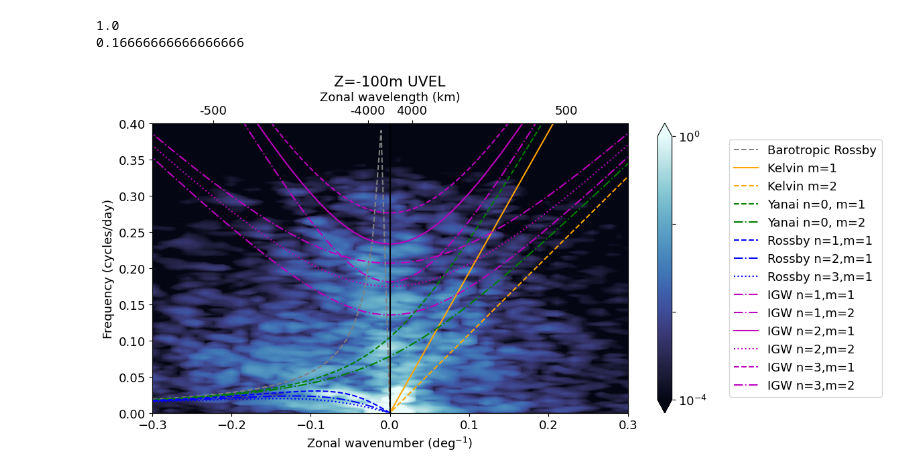
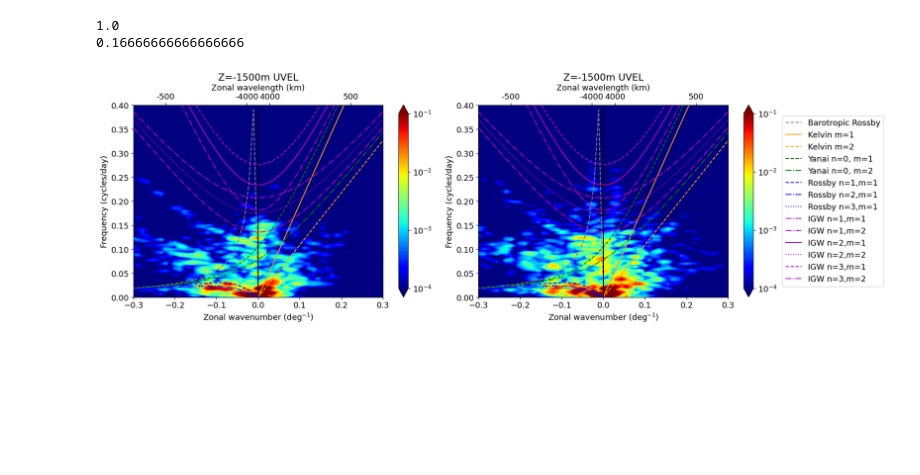
Before and after one commit to eldavenport/yannai-waves, a Jupyter notebook: dispersion_curves.ipynb, the cells around one changed output. Cells and saved outputs as stored; diff of their text form; code cells hidden in the pictures; blank space fills up the shorter version.

Commit message:
updates to k-w plot to compare before and after assimilation

```diff
--- a/dispersion_curves.ipynb
+++ b/dispersion_curves.ipynb
@@ -62,12 +62,12 @@ ds_new = open_mdsdataset(data_dir=data_dir,grid_dir=grid_dir,iters=intervals,pre
 ds_tpose_TAO = xr.concat([ds_tpose_TAO,ds_new],dim='time')
 
 ds_tpose_TAO['XC'] = ds_tpose_TAO.XC.astype(float)
-ds_tpose_TAO['YC'] = ds_tpose_TAO.YG.astype(float)
+ds_tpose_TAO['YC'] = ds_tpose_TAO.YC.astype(float)
 ds_tpose_TAO['Z'] = ds_tpose_TAO.Z.astype(float)
 ds_tpose_TAO['XG'] = ds_tpose_TAO.XG.astype(float)
 ds_tpose_TAO['YG'] = ds_tpose_TAO.YG.astype(float)
 
-ds_tpose_noTAO = ds_tpose_noTAO.sel(time=slice('2012-09-01','2013-06-30'))
+ds_tpose_noTAO = ds_tpose_noTAO.sel(time=slice('2012-09-01','2013-06-29'))
 # %% [output]
 mar2013/diags_daily/
 may2013/diags_daily/
@@ -88,7 +124,7 @@ lon_max = 260 #100W
 ds_tpose_TAO = ds_tpose_TAO.sel(XC=slice(lon_min,lon_max),YC=slice(lat_min,lat_max),XG=slice(lon_min,lon_max),YG=slice(lat_min,lat_max))
 ds_tpose_noTAO = ds_tpose_noTAO.sel(XC=slice(lon_min,lon_max),YC=slice(lat_min,lat_max),XG=slice(lon_min,lon_max),YG=slice(lat_min,lat_max))
 # %%
-depth = -100
+depth = -1500
 var_name = 'UVEL'
 sub_folder = var_name + '/'
 fig_str = var_name
@@ -108,7 +144,7 @@ vvel_noTAO_detrend = xr.DataArray(vvel_noTAO_detrend, coords=ds_tpose_noTAO[var_
 vvel_TAO_detrend = xr.DataArray(vvel_TAO_detrend, coords=ds_tpose_TAO[var_name].coords, dims=ds_tpose_TAO[var_name].dims)
 
 # demean
-vvel_noTAO_anom = vvel_TAO_detrend - vvel_TAO_detrend.mean(dim='time')
+vvel_noTAO_anom = vvel_noTAO_detrend - vvel_noTAO_detrend.mean(dim='time')
 vvel_TAO_anom = vvel_TAO_detrend - vvel_TAO_detrend.mean(dim='time')
 # %% [markdown]
 ### Filter for Desired Frequency Range
@@ -294,58 +388,62 @@ c_barotropic = np.sqrt(9.81*4000)  # m/s
 # %%
 from matplotlib.colors import LogNorm
 min = -4
-max = 0
+max = -1
 log_levels = np.logspace(min, max, 100)
 norm = LogNorm(vmin=10**min,vmax=10**max)
 ticks = np.logspace(min, max, 4)
 # %%
 deg2m = 111320      # m per degree at equator
 k_rad = 2*np.pi * kx / deg2m  # convert to rad/m
 omega_barotropic = -beta * k_rad / (k_rad**2 + 1 * beta / c_barotropic)  # rad/s
 
 
-fig, ax = plt.subplots(figsize=(12,6))
-cf = P_da.plot.contourf(ax=ax,x='kx', y='omega', cmap=cmo.ice,levels=log_levels,extend='both',norm=norm)
+fig, axes = plt.subplots(figsize=(18,6),ncols=2)
+cf = P_da_noTAO.plot.contourf(ax=axes[0],x='kx', y='omega', cmap='jet',levels=log_levels,extend='both',norm=norm)
+cbar = cf.colorbar
+cbar.set_ticks(ticks)
+cf = P_da_TAO.plot.contourf(ax=axes[1],x='kx', y='omega', cmap='jet',levels=log_levels,extend='both',norm=norm)
 cbar = cf.colorbar
 cbar.set_ticks(ticks)
 
-ax.set_ylabel('Frequency (cycles/day)')
-ax.set_xlabel('Zonal wavenumber (deg$^{-1}$)')
-# Overlay dispersion curves
-ax.plot(kx, omega_barotropic*86400/(2*np.pi), color='gray', linestyle='--', label='Barotropic Rossby')
-ax.plot(kx, omega_kelvin_fn(k_rad, c1)*86400/(2*np.pi), color='orange', label='Kelvin m=1')
-ax.plot(kx, omega_kelvin_fn(k_rad, c2)*86400/(2*np.pi), color='orange', linestyle='--',label='Kelvin m=2')
-ax.plot(kx, omega_yanai_east(k_rad, c1, beta)*86400/(2*np.pi), color='green', linestyle='--',label='Yanai n=0, m=1')
-ax.plot(kx, omega_yanai_east(k_rad, c2, beta)*86400/(2*np.pi), color='green', linestyle='-.', label='Yanai n=0, m=2')
-ax.plot(kx, omega_rossby_fn(k_rad, 1, c1, beta)*86400/(2*np.pi), color='blue', linestyle='--', label='Rossby n=1,m=1')
-ax.plot(kx, omega_rossby_fn(k_rad, 2, c1, beta)*86400/(2*np.pi), color='blue', linestyle='-.', label='Rossby n=2,m=1')
-ax.plot(kx, omega_rossby_fn(k_rad, 3, c1, beta)*86400/(2*np.pi), color='blue', linestyle=':', label='Rossby n=3,m=1')
-ax.plot(kx, omega_IG(k_rad, 1, c1, beta)*86400/(2*np.pi), color='m', linestyle='-.', label='IGW n=1,m=1')
-ax.plot(kx, omega_IG(k_rad, 1, c2, beta)*86400/(2*np.pi), color='m', linestyle='-.', label='IGW n=1,m=2')
-ax.plot(kx, omega_IG(k_rad, 2, c1, beta)*86400/(2*np.pi), color='m', label='IGW n=2,m=1')
-ax.plot(kx, omega_IG(k_rad, 2, c2, beta)*86400/(2*np.pi), color='m', linestyle=':', label='IGW n=2,m=2')
-ax.plot(kx, omega_IG(k_rad, 3, c1, beta)*86400/(2*np.pi), color='m', linestyle='--', label='IGW n=3,m=1')
-ax.plot(kx, omega_IG(k_rad, 3, c2, beta)*86400/(2*np.pi), color='m', linestyle='-.', label='IGW n=3,m=2')
-ax.axvline(0, color='k',label='_nolabel')
-ax.legend(bbox_to_anchor=(1.2, 0.5))
+for ax in axes.flatten():
+    ax.set_ylabel('Frequency (cycles/day)')
+    ax.set_xlabel('Zonal wavenumber (deg$^{-1}$)')
+    # Overlay dispersion curves
+    ax.plot(kx, omega_barotropic*86400/(2*np.pi), color='gray', linestyle='--', label='Barotropic Rossby')
+    ax.plot(kx, omega_kelvin_fn(k_rad, c1)*86400/(2*np.pi), color='orange', label='Kelvin m=1')
+    ax.plot(kx, omega_kelvin_fn(k_rad, c2)*86400/(2*np.pi), color='orange', linestyle='--',label='Kelvin m=2')
+    ax.plot(kx, omega_yanai_east(k_rad, c1, beta)*86400/(2*np.pi), color='green', linestyle='--',label='Yanai n=0, m=1')
+    ax.plot(kx, omega_yanai_east(k_rad, c2, beta)*86400/(2*np.pi), color='green', linestyle='-.', label='Yanai n=0, m=2')
+    ax.plot(kx, omega_rossby_fn(k_rad, 1, c1, beta)*86400/(2*np.pi), color='blue', linestyle='--', label='Rossby n=1,m=1')
+    ax.plot(kx, omega_rossby_fn(k_rad, 2, c1, beta)*86400/(2*np.pi), color='blue', linestyle='-.', label='Rossby n=2,m=1')
+    ax.plot(kx, omega_rossby_fn(k_rad, 3, c1, beta)*86400/(2*np.pi), color='blue', linestyle=':', label='Rossby n=3,m=1')
+    ax.plot(kx, omega_IG(k_rad, 1, c1, beta)*86400/(2*np.pi), color='m', linestyle='-.', label='IGW n=1,m=1')
+    ax.plot(kx, omega_IG(k_rad, 1, c2, beta)*86400/(2*np.pi), color='m', linestyle='-.', label='IGW n=1,m=2')
+    ax.plot(kx, omega_IG(k_rad, 2, c1, beta)*86400/(2*np.pi), color='m', label='IGW n=2,m=1')
+    ax.plot(kx, omega_IG(k_rad, 2, c2, beta)*86400/(2*np.pi), color='m', linestyle=':', label='IGW n=2,m=2')
+    ax.plot(kx, omega_IG(k_rad, 3, c1, beta)*86400/(2*np.pi), color='m', linestyle='--', label='IGW n=3,m=1')
+    ax.plot(kx, omega_IG(k_rad, 3, c2, beta)*86400/(2*np.pi), color='m', linestyle='-.', label='IGW n=3,m=2')
+    ax.axvline(0, color='k',label='_nolabel')
+    # Manually set secondary x-axis ticks
+    km_ticks = np.array([-4000, -500, 500, 4000])  # desired top-axis tick labels in km
+    kdeg_for_ticks = deg2m / (1000 * km_ticks)     # convert km → k_deg
+    # Set secondary axis manually with fixed tick positions
+    secax = ax.secondary_xaxis('top')
+    secax.set_xticks(kdeg_for_ticks)                  # positions in deg^-1
+    secax.set_xticklabels([str(int(wl)) for wl in km_ticks])  # labels in km
+    secax.set_xlabel('Zonal wavelength (km)')
+    ax.set_title(f'Z={depth}m ' + fig_str)
 
-# Manually set secondary x-axis ticks
-km_ticks = np.array([-4000, -500, 500, 4000])  # desired top-axis tick labels in km
-kdeg_for_ticks = deg2m / (1000 * km_ticks)     # convert km → k_deg
-# Set secondary axis manually with fixed tick positions
-secax = ax.secondary_xaxis('top')
-secax.set_xticks(kdeg_for_ticks)                  # positions in deg^-1
-secax.set_xticklabels([str(int(wl)) for wl in km_ticks])  # labels in km
-secax.set_xlabel('Zonal wavelength (km)')
-ax.set_title(f'Z={depth}m ' + fig_str)
+    ax.set_xlim(-0.3,0.3)
+    ax.set_ylim(0,0.4)
 
-ax.set_xlim(-0.3,0.3)
-ax.set_ylim(0,0.4)
+axes[1].legend(bbox_to_anchor=(1.2, 0.5))
 
 plt.tight_layout()
 fig.savefig(foldername + sub_folder + 'k_omega_spectrum_Z' + str(np.abs(depth)) + '_' + fig_str + '.png', dpi=300)
 # %% [output]
-[figure, old version]
+[figure, new version]
 # %%
 deg2m = 111320      # m per degree at equator
 k_rad = 2*np.pi * kx / deg2m  # convert to rad/m
```
Also changed, not shown: parts of 10 cells of this notebook, 8 other files.
